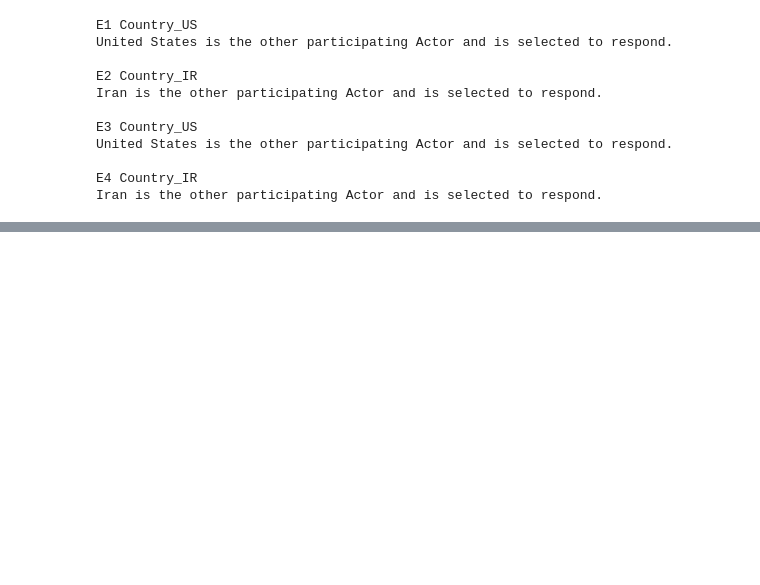
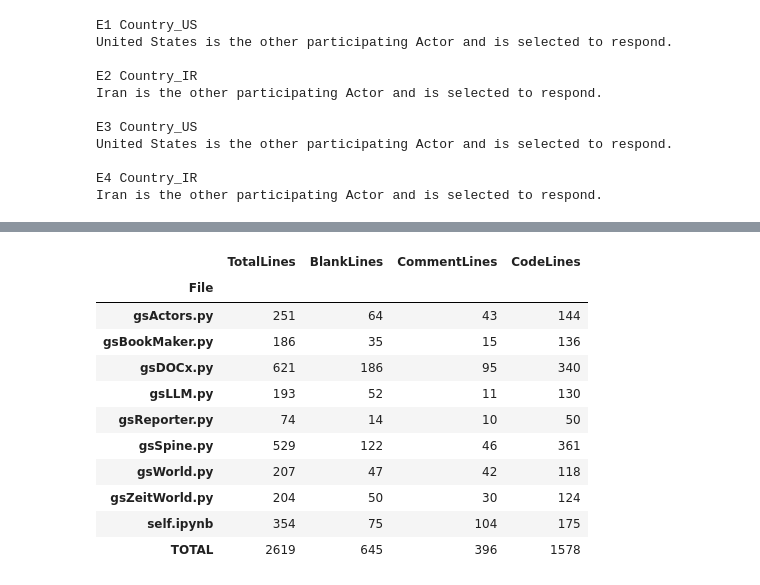
Before and after one commit to prithwis/GeoSim, a Jupyter notebook: GeoSim.ipynb, the cells around one changed output, grey strips where cells are left out. Cells and saved outputs as stored; diff of their text form; code cells hidden in the pictures; blank space fills up the shorter version.

```diff
--- a/GeoSim.ipynb
+++ b/GeoSim.ipynb
@@ -461,0 +1617,15 @@ Iran is the other participating Actor and is selected to respond.
+# %%
+countCodeLines()
+# %% [output]
+|  | TotalLines | BlankLines | CommentLines | CodeLines |
+| File |  |  |  |  |
+| gsActors.py | 251 | 64 | 43 | 144 |
+| gsBookMaker.py | 186 | 35 | 15 | 136 |
+| gsDOCx.py | 621 | 186 | 95 | 340 |
+| gsLLM.py | 193 | 52 | 11 | 130 |
+| gsReporter.py | 74 | 14 | 10 | 50 |
+| gsSpine.py | 529 | 122 | 46 | 361 |
+| gsWorld.py | 207 | 47 | 42 | 118 |
+| gsZeitWorld.py | 204 | 50 | 30 | 124 |
+| self.ipynb | 354 | 75 | 104 | 175 |
+| TOTAL | 2619 | 645 | 396 | 1578 |
```
Also changed, not shown: parts of 9 cells of this notebook.
